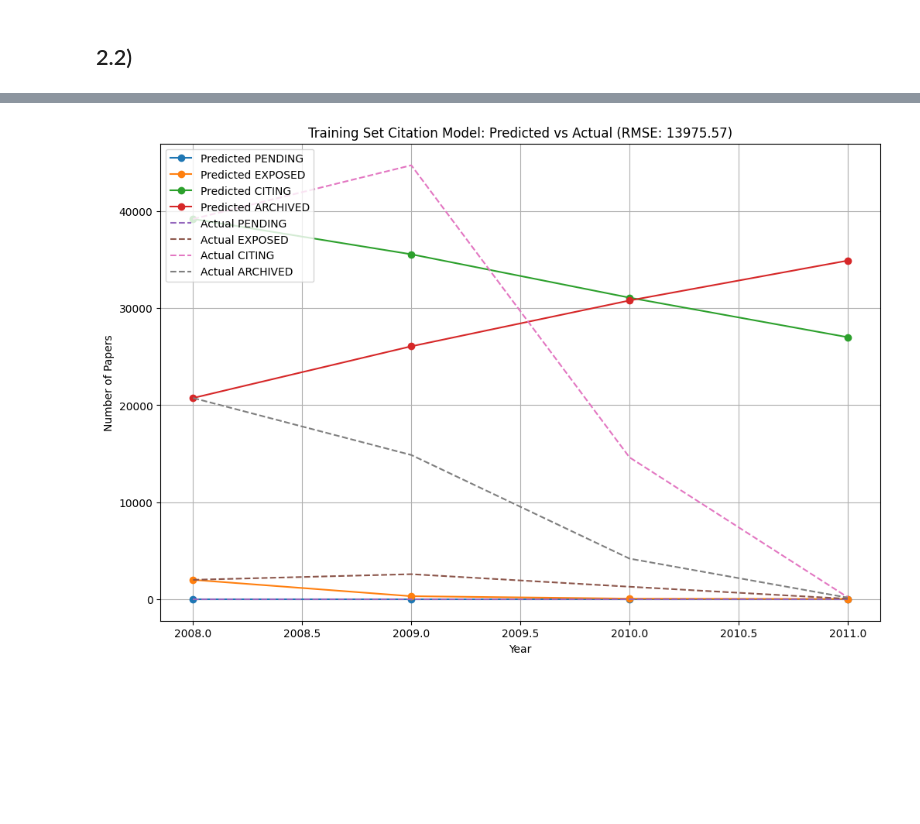
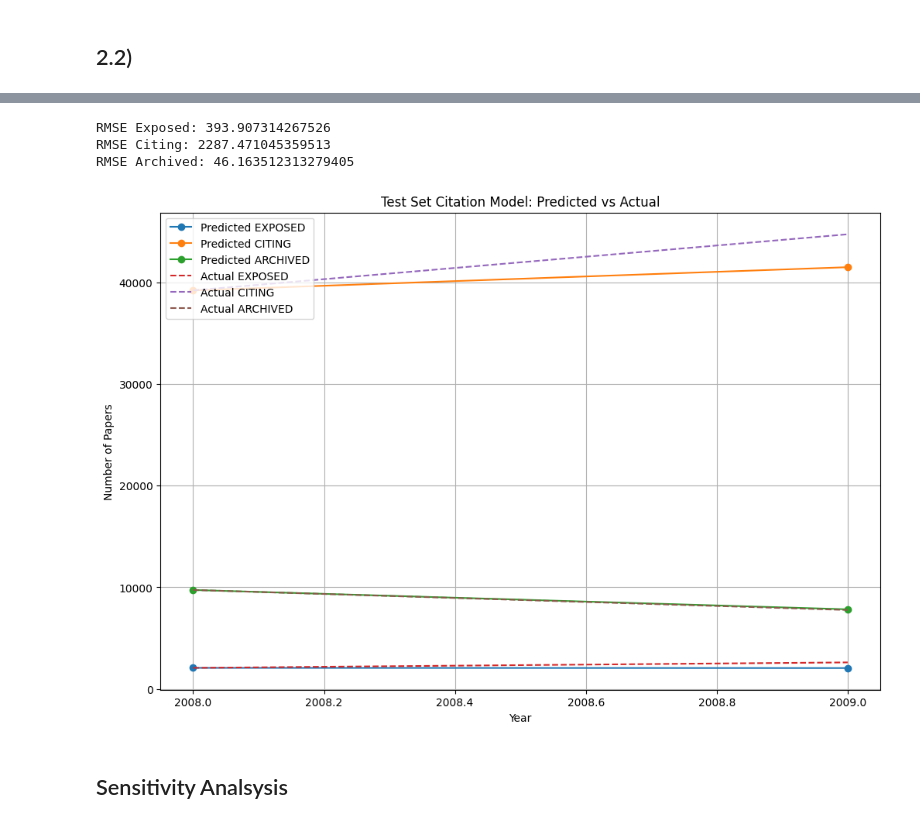
Before and after one commit to MattHAndrews/115, a Jupyter notebook: testv2 copy.ipynb, the cells around one changed output, grey strips where cells are left out. Drawn from its saved outputs; the diff is of its cells as text; code cells hidden in the pictures; blank space fills up the shorter version.

```diff
--- a/testv2 copy.ipynb
+++ b/testv2 copy.ipynb
@@ -71,7 +71,7 @@ for key in ['Title', 'Authors', 'Year', 'Venue', 'Index ID', 'References', 'Abst
         df[key] = None
 # %%
 df['Year'] = pd.to_numeric(df['Year'], errors='coerce')
-df = df[df['Year']>1930 & df['Year']<2010]
+df = df[(df['Year']>1930) & (df['Year']<2010)]
 df['Index ID'] = pd.to_numeric(df['Index ID'], errors='coerce')
 # Apply the function to the dfFrame column
 df['References'] = df['References'].apply(
@@ -133,19 +192,26 @@ df['citation_count_within_3_years'] = df.apply(count_citations_within_3_years, a
 high_impact_venues = [
     "Nature",
     "Science",
-    "Advances in Neural Information Processing Systems 5",
-    "[NIPS Conference]"
+    "IEEE Transactions on Information Forensics and Security",
+    "Journal of Machine Learning Research",
+    "Communications of the ACM",
+    "IEEE Transactions on Knowledge and Data Engineering",
+    "Journal of the ACM",
+    "Proceedings of the IEEE",
+    "ACM Transactions on Algorithms",
+    "IEEE Trans. Parallel Distrib. Syst.",
+    "IEEE Trans. Evolutionary Computation",
+    "Journal of Computational Physics",
+    "Journal of the American Society for Information Science and Technology"
 ]
 
 # Function to check if the venue is high-impact
 def is_high_impact(venue):
     if any(high in venue for high in high_impact_venues):
         return True
-    if "International Conference on Machine Learning" in venue:
-        return True
     return False
 
-high_impact_threshold = 10  # From online
+high_impact_threshold = 5  # From online
 
 # Classify papers based on the defined criteria
 df['CITING'] = df['References'].notna()
@@ -234,14 +300,4 @@ plt.show()
 [figure]
-# %%
-# Logistic growth function
-def logistic_growth(t, P):
-    return r * P * (1 - P / K)
-
-# Simulation period (extend beyond the dataset to predict future)
-simulation_years = np.arange(min_year, max_year)  # From year 2000 to 2029
-
-# Solve the logistic growth model
-solution = solve_ivp(logistic_growth, [simulation_years.min(), simulation_years.max()], [P0], t_eval=simulation_years)
 # %%
 def citation_model(y, t, lambda_, beta, gamma):
     P, E, C, A = y
@@ -252,10 +308,9 @@ def citation_model(y, t, lambda_, beta, gamma):
     return [dP_dt, dE_dt, dC_dt, dA_dt]
 # %%
 def calculate_parameters(train_df, min_year):
-    train_df = train_df[train_df['UNLINKED'] == False]  # Exclude unlinked papers
+    train_df = train_df[(train_df['Year'] >= min_year) & (train_df['UNLINKED'] == False)]
     lambda_vals, beta_vals, gamma_vals = [], [], []
-    # Filter dataset from the minimum year
-    train_df = train_df[train_df['Year'] >= min_year]
+
     for year in range(int(train_df['Year'].min()), int(train_df['Year'].max())):
         exposed_previous_year = train_df[train_df['Year'] == year - 1]['EXPOSED'].sum()
         citing_previous_year = train_df[train_df['Year'] == year - 1]['CITING'].sum()
@@ -266,6 +321,7 @@ def calculate_parameters(train_df, min_year):
 
         total_papers = train_df[train_df['Year'] == year - 1].shape[0]
 
+        # Calculate parameters based on conditions
         if total_papers > 0:
             lambda_vals.append(new_exposed / total_papers)
         if exposed_previous_year > 0:
@@ -273,9 +329,9 @@ def calculate_parameters(train_df, min_year):
         if citing_previous_year > 0:
             gamma_vals.append(new_archived / citing_previous_year)
 
-    lambda_ = np.mean(lambda_vals)
-    beta = np.mean(beta_vals)
-    gamma = np.mean(gamma_vals)
+    lambda_ = np.mean(lambda_vals) if lambda_vals else 0
+    beta = np.mean(beta_vals) if beta_vals else 0
+    gamma = np.mean(gamma_vals) if gamma_vals else 0
 
     return lambda_, beta, gamma
 
@@ -411,5 +421,10 @@ train_rmse = run_simulation_and_plot(train_df, 2000, 2030, logistics_params, par
 # %%
 # Update calls to simulation function
-test_rmse = run_simulation_and_plot(test_df, min_year, params, 'Training Set Citation Model')
+test_rmse = run_simulation_and_plot(test_df, test_year, max_year, logistics_params, params, 'Test Set Citation Model')
 # %% [output]
+RMSE Exposed: 393.907314267526
+RMSE Citing: 2287.471045359513
+RMSE Archived: 46.163512313279405
-[figure, old version]
+[figure, new version]
+# %% [markdown]
+## Sensitivity Analsysis
```
Also changed, not shown: parts of 12 cells of this notebook.
